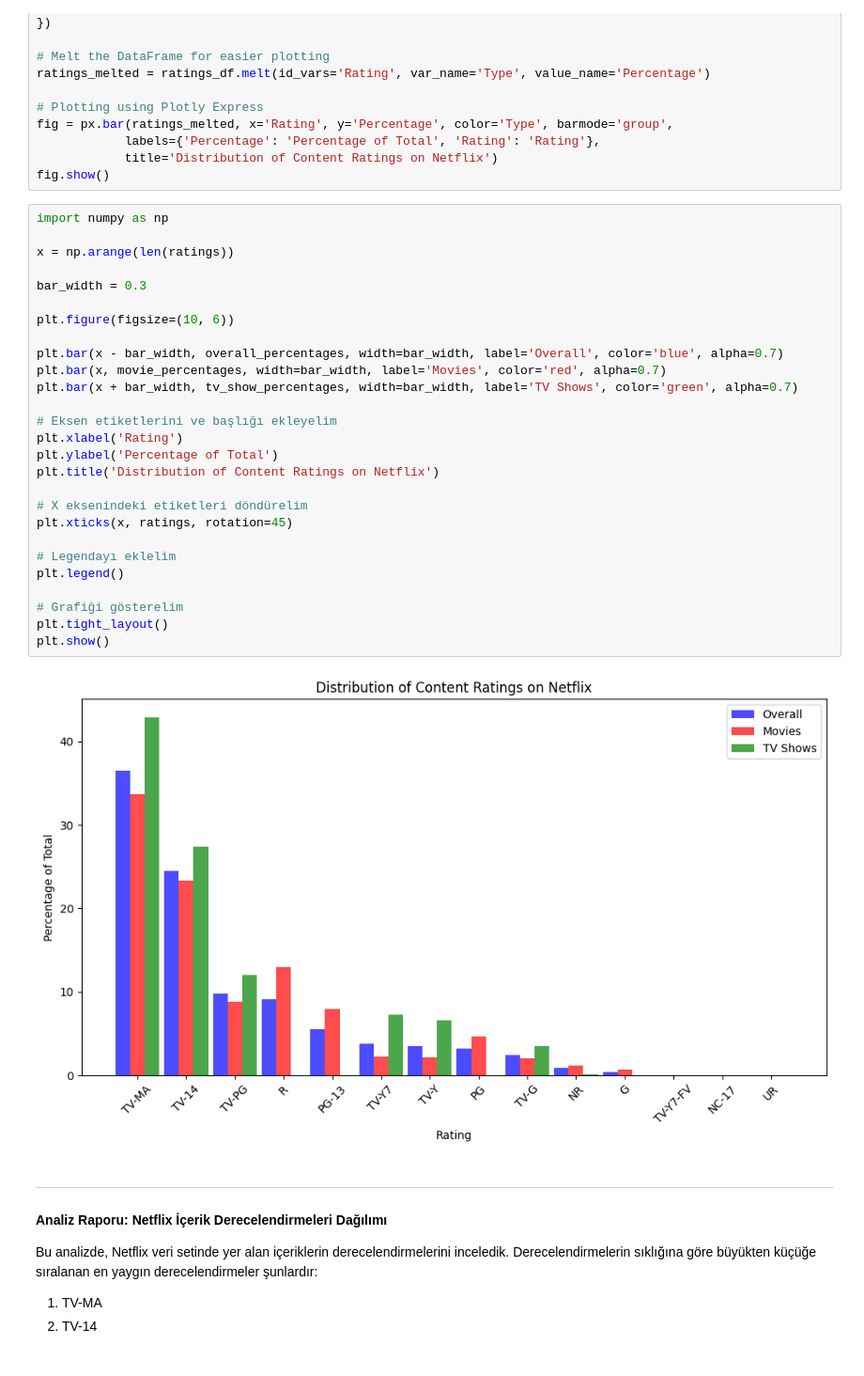
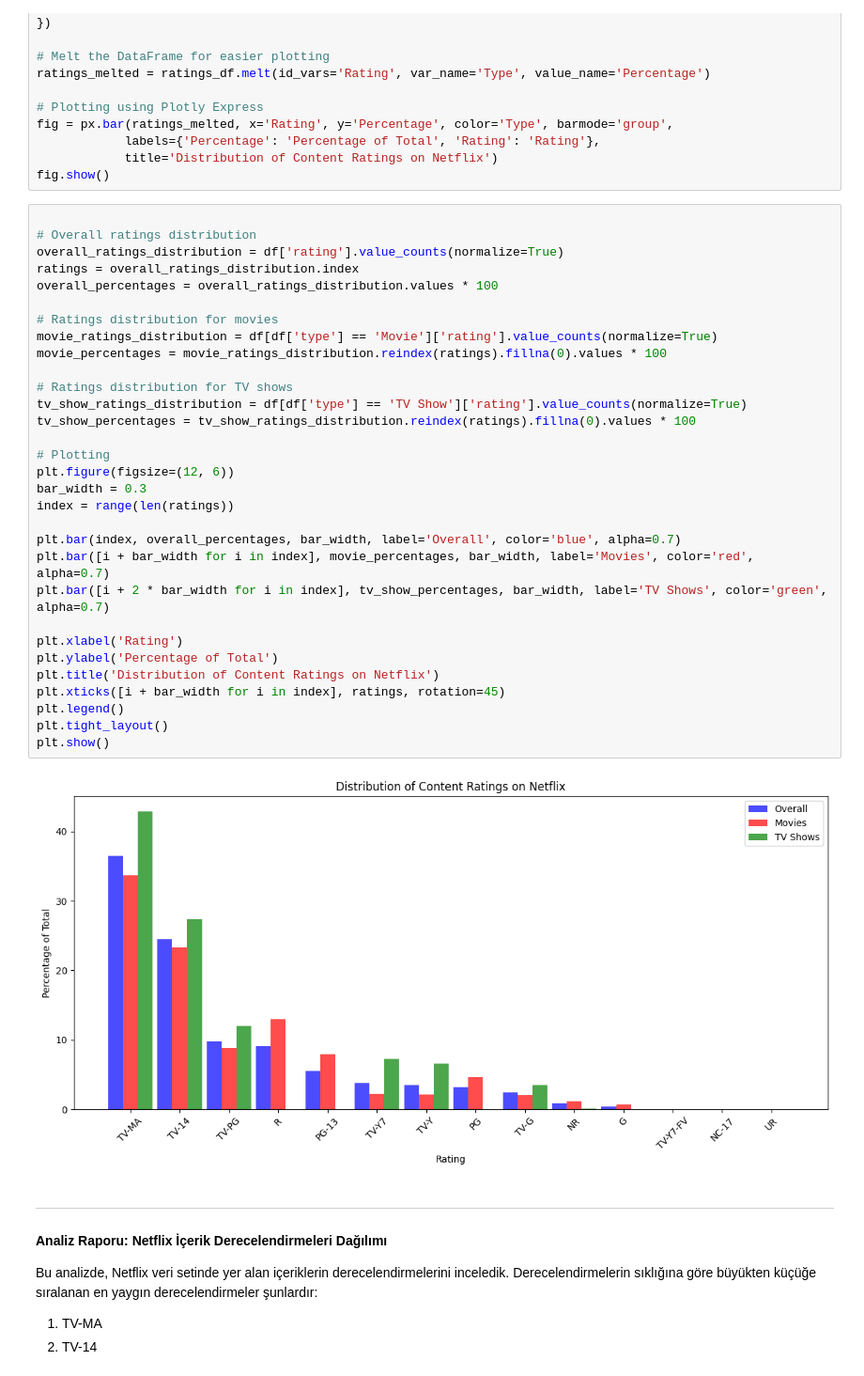
Before and after one commit to YusufAltuntas/Netflix-DataSet-EDA-project, a Jupyter notebook: netflix-dataset-EDA-project.ipynb, the cells around one changed output. Shown at 94% size. Drawn from its saved outputs; the diff is of its cells as text.

```diff
--- a/netflix-dataset-EDA-project.ipynb
+++ b/netflix-dataset-EDA-project.ipynb
@@ -842,34 +842,38 @@ fig = px.bar(ratings_melted, x='Rating', y='Percentage', color='Type', barmode='
             title='Distribution of Content Ratings on Netflix')
 fig.show()
 # %%
-import numpy as np
 
-x = np.arange(len(ratings))
+# Overall ratings distribution
+overall_ratings_distribution = df['rating'].value_counts(normalize=True)
+ratings = overall_ratings_distribution.index
+overall_percentages = overall_ratings_distribution.values * 100
 
+# Ratings distribution for movies
+movie_ratings_distribution = df[df['type'] == 'Movie']['rating'].value_counts(normalize=True)
+movie_percentages = movie_ratings_distribution.reindex(ratings).fillna(0).values * 100
+
+# Ratings distribution for TV shows
+tv_show_ratings_distribution = df[df['type'] == 'TV Show']['rating'].value_counts(normalize=True)
+tv_show_percentages = tv_show_ratings_distribution.reindex(ratings).fillna(0).values * 100
+
+# Plotting
+plt.figure(figsize=(12, 6))
 bar_width = 0.3
+index = range(len(ratings))
 
-plt.figure(figsize=(10, 6))
+plt.bar(index, overall_percentages, bar_width, label='Overall', color='blue', alpha=0.7)
+plt.bar([i + bar_width for i in index], movie_percentages, bar_width, label='Movies', color='red', alpha=0.7)
+plt.bar([i + 2 * bar_width for i in index], tv_show_percentages, bar_width, label='TV Shows', color='green', alpha=0.7)
 
-plt.bar(x - bar_width, overall_percentages, width=bar_width, label='Overall', color='blue', alpha=0.7)
-plt.bar(x, movie_percentages, width=bar_width, label='Movies', color='red', alpha=0.7)
-plt.bar(x + bar_width, tv_show_percentages, width=bar_width, label='TV Shows', color='green', alpha=0.7)
-
-# Eksen etiketlerini ve başlığı ekleyelim
 plt.xlabel('Rating')
 plt.ylabel('Percentage of Total')
 plt.title('Distribution of Content Ratings on Netflix')
-
-# X eksenindeki etiketleri döndürelim
-plt.xticks(x, ratings, rotation=45)
-
-# Legendayı eklelim
+plt.xticks([i + bar_width for i in index], ratings, rotation=45)
 plt.legend()
-
-# Grafiği gösterelim
 plt.tight_layout()
 plt.show()
 # %% [output]
-[figure, old version]
+[figure, new version]
 # %% [markdown]
 
 ---
```
Also changed, not shown: parts of 11 cells of this notebook.
